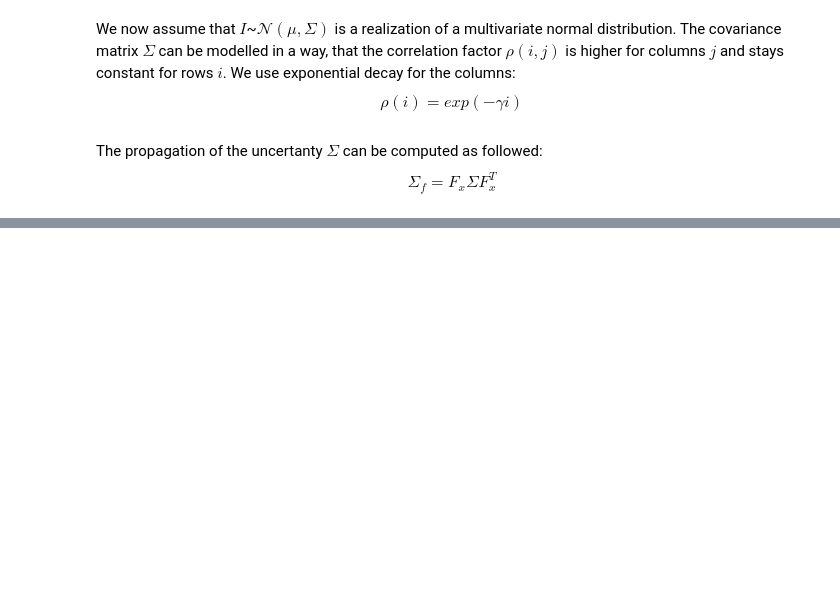
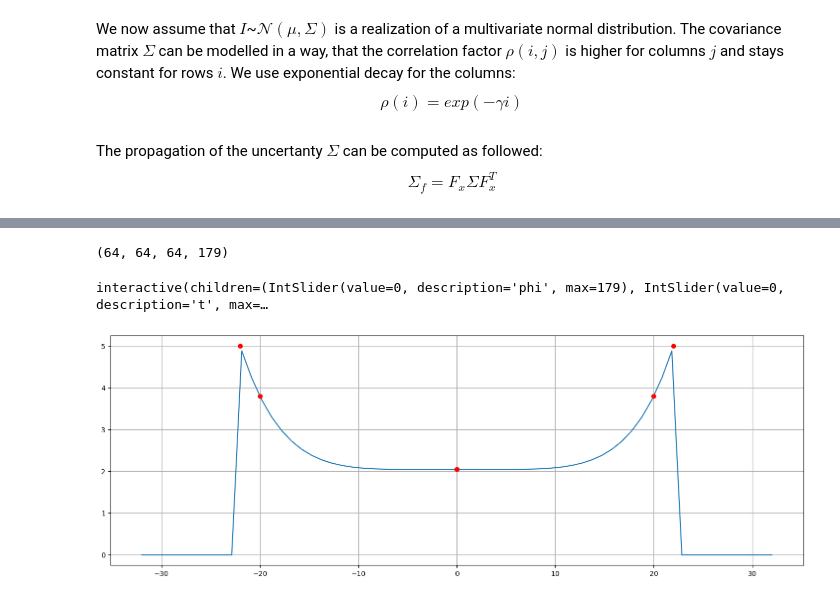
Before and after one commit to leonharv/uncertainty-vis, a Jupyter notebook: Experiments/Error Propagation Radon transform Resolution.ipynb, the cells around one changed output, grey strips where cells are left out. Saved outputs shown, nothing was run; the diff lists cells and outputs as text; code cells hidden in the pictures; blank space fills up the shorter version.

```diff
--- a/Experiments/Error Propagation Radon transform Resolution.ipynb
+++ b/Experiments/Error Propagation Radon transform Resolution.ipynb
@@ -108,0 +120,15 @@ plt.show()
+# %%
+l,m,n,o = jacobian.shape
+jacobian_reshaped = tf.reshape(jacobian, (l*m, n*o))
+print(jacobian.shape)
+# %% [output]
+(64, 64, 64, 179)
+# %%
+@widgets.interact(phi=(0, wepl.shape[1], 1), t=(0, wepl.shape[0] - 1, 1))
+def interact_imagespace(phi=0, t=0):
+    plt.figure(figsize=(18,6))
+    plt.imshow(tf.math.abs(jacobian[:,:,t,phi]))
+    plt.colorbar()
+    plt.show()
+# %% [output]
+interactive(children=(IntSlider(value=0, description='phi', max=179), IntSlider(value=0, description='t', max=…
@@ -108,0 +138,19 @@ plt.show()
+# %%
+x_observed = np.array([ -22, -20, 0, 20, 22 ])
+y_observed = np.array([ 5, 3.8, 2.05, 3.8, 5 ])
+coeff = np.polyfit(x_observed, y_observed, 6)
+
+x = np.linspace(-32, 32, 64)
+polynom = np.poly1d(coeff)
+
+y = polynom(x)
+y[:10] = 0
+y[-10:] = 0
+
+plt.figure(figsize=(18,6))
+plt.plot(x, y)
+plt.plot(x_observed, y_observed, 'ro')
+plt.grid()
+plt.show()
+# %% [output]
+[figure, added]
```
Also changed, not shown: parts of 19 cells of this notebook.
